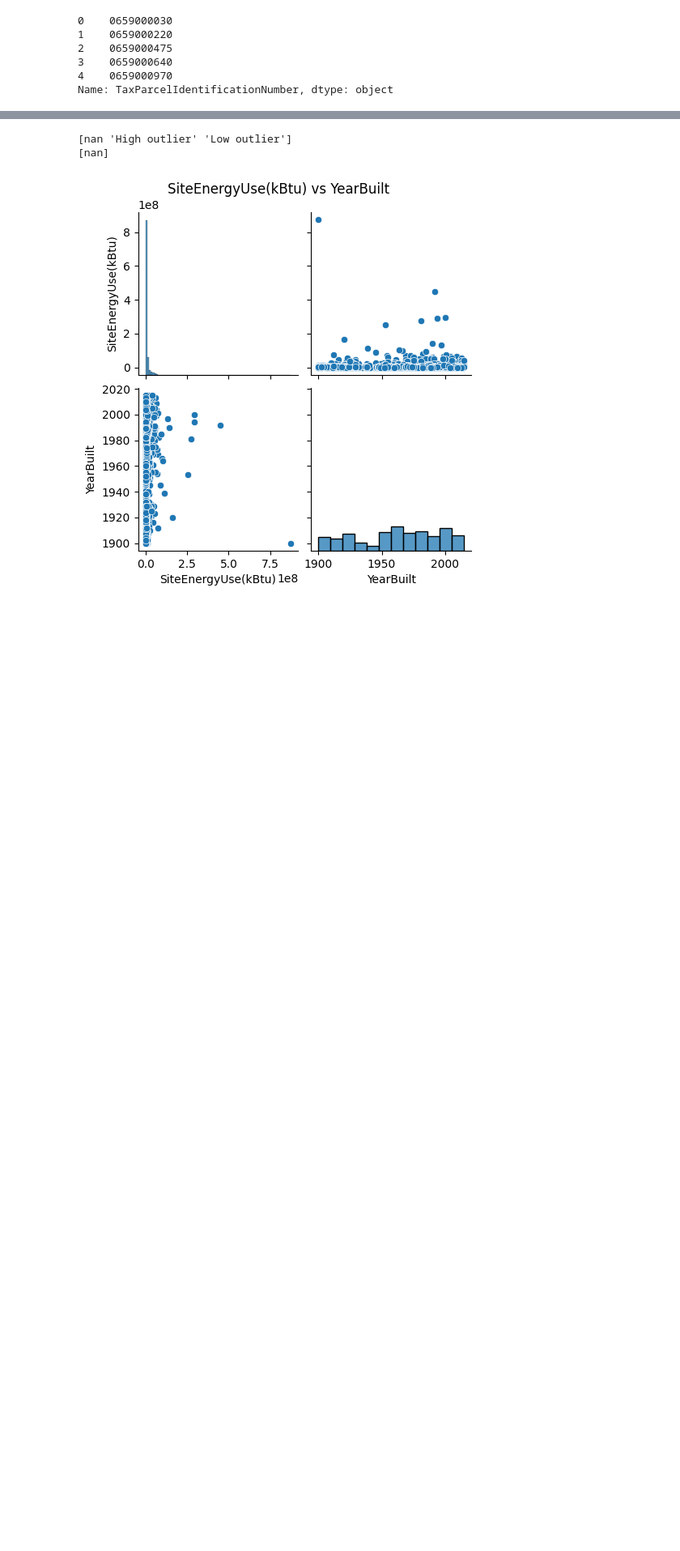
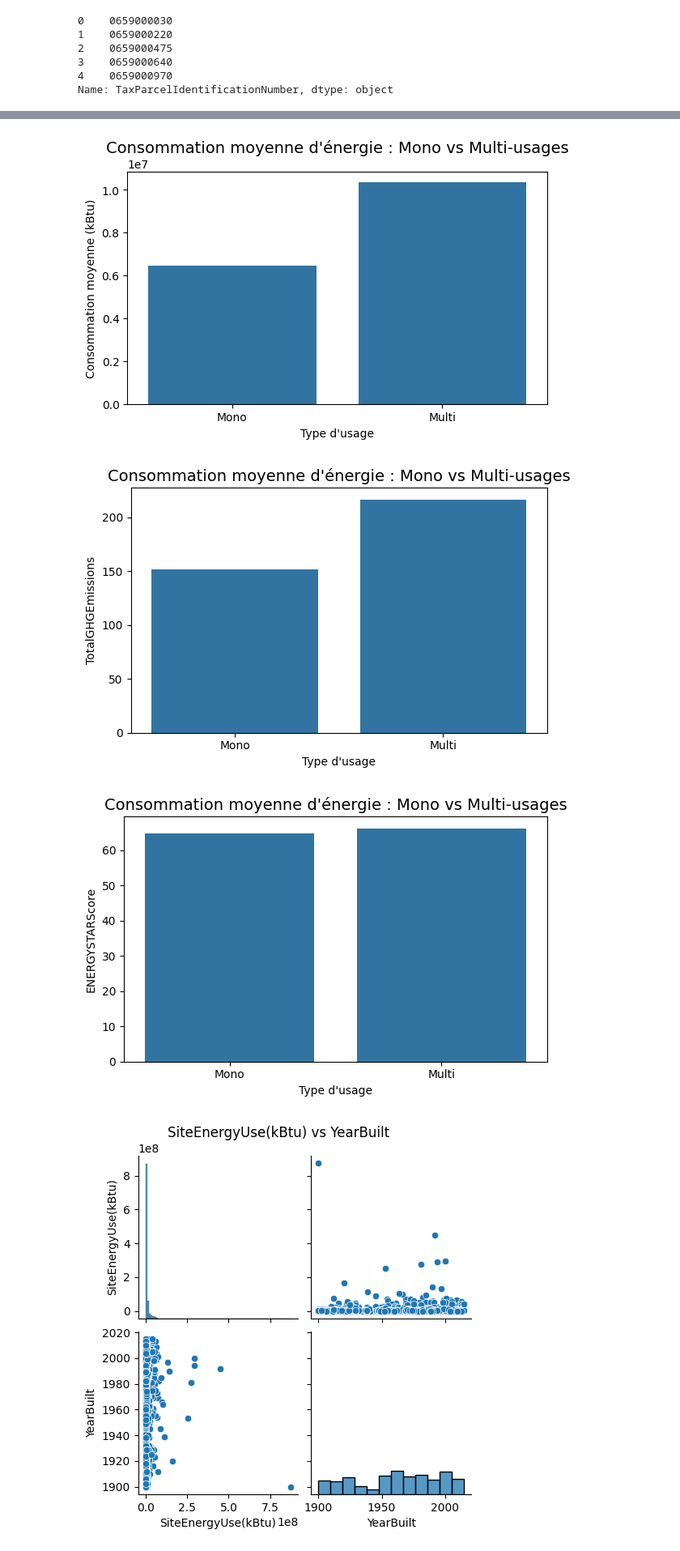
Before and after one commit to marintosti12/B-timentPr-dictif, a Jupyter notebook: P3_template_modelistation_supervisee_data_scientist.ipynb, the cells around one changed output, grey strips where cells are left out. Shown at 81% size. Cells and saved outputs as stored; diff of their text form; code cells hidden in the pictures; blank space fills up the shorter version.

```diff
--- a/P3_template_modelistation_supervisee_data_scientist.ipynb
+++ b/P3_template_modelistation_supervisee_data_scientist.ipynb
@@ -194,14 +204,49 @@ colonnes = [
 ]
 
 building_consumption.drop(columns=colonnes, inplace=True)
-# %%
-# Traiment des outlier
-print(building_consumption['Outlier'].unique())
-building_consumption = building_consumption[building_consumption['Outlier'].isna()]
-print(building_consumption['Outlier'].unique())
-# %% [output]
-[nan 'High outlier' 'Low outlier']
-[nan]
+# %%
+# Comparaison Mono vs Multi
+
+building_consumption['UsageType'] = building_consumption['ListOfAllPropertyUseTypes'].apply(
+    lambda x: 'Multi' if isinstance(x, str) and ',' in x else 'Mono'
+)
+
+df_bar = building_consumption.groupby('UsageType')[['SiteEnergyUse(kBtu)', 'TotalGHGEmissions', 'ENERGYSTARScore']].mean()
+
+
+#  Comparaison UsageType et SiteEnergyUse
+plt.figure(figsize=(6, 4))
+sns.barplot(x='UsageType', y='SiteEnergyUse(kBtu)', data=df_bar, palette='Set2')
+
+plt.title("Consommation moyenne d'énergie : Mono vs Multi-usages", fontsize=14)
+plt.xlabel("Type d'usage")
+plt.ylabel("Consommation moyenne (kBtu)")
+plt.tight_layout()
+plt.show()
+
+#  Comparaison UsageType et TotalGHGEmissions
+plt.figure(figsize=(6, 4))
+sns.barplot(x='UsageType', y='TotalGHGEmissions', data=df_bar)
+
+plt.title("Consommation moyenne d'énergie : Mono vs Multi-usages", fontsize=14)
+plt.xlabel("Type d'usage")
+plt.ylabel("TotalGHGEmissions")
+plt.tight_layout()
+plt.show()
+
+#  Comparaison UsageType et ENERGYSTARScore
+plt.figure(figsize=(6, 4))
+sns.barplot(x='UsageType', y='ENERGYSTARScore', data=df_bar)
+
+plt.title("Consommation moyenne d'énergie : Mono vs Multi-usages", fontsize=14)
+plt.xlabel("Type d'usage")
+plt.ylabel("ENERGYSTARScore")
+plt.tight_layout()
+plt.show()
+# %% [output]
+[figure, added]
+[figure, added]
+[figure, added]
 # %%
 # SiteEnergyUse(kBtu) comparer date de construction
 
```
Also changed, not shown: parts of 3 cells of this notebook, 1 other file.
